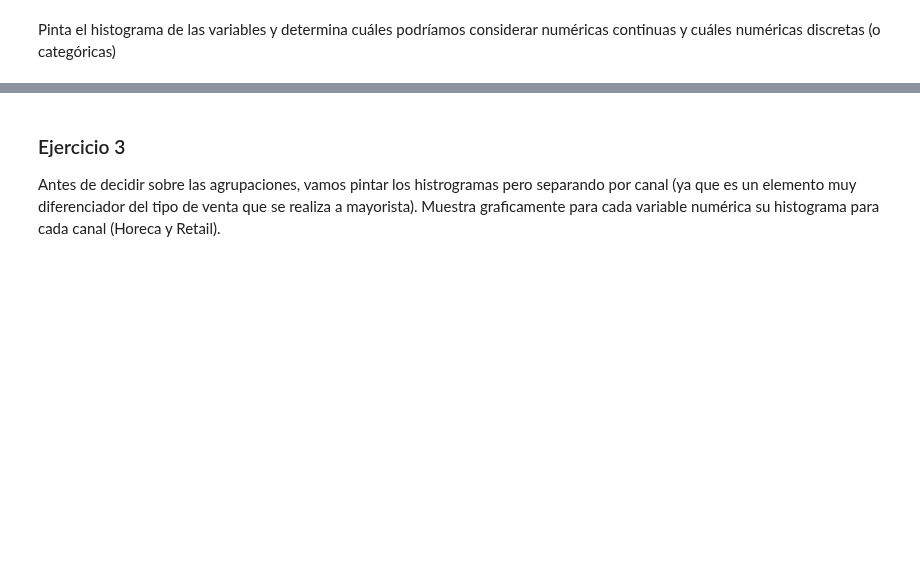
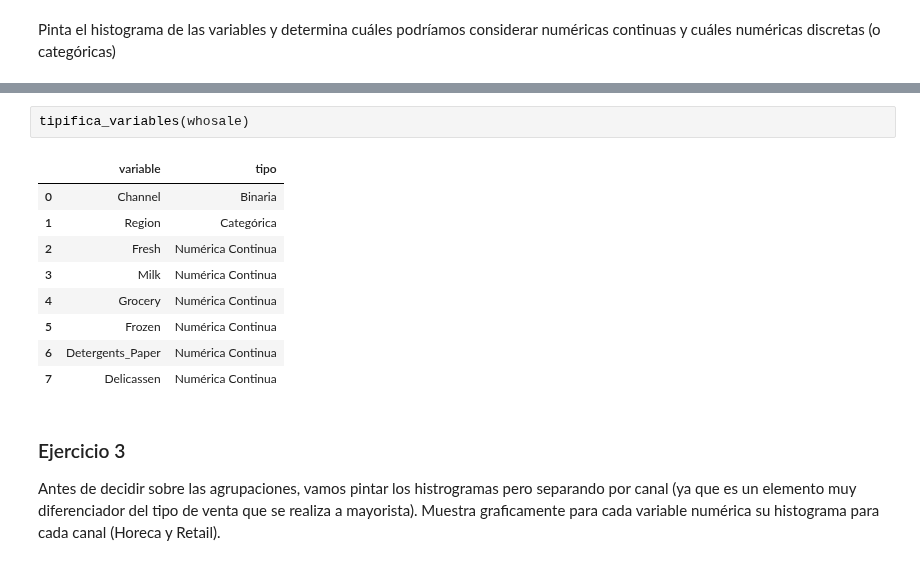
Before and after one commit to antonio-herrera-gb/ONLINE_DS_THEBRIDGE_AntonioHerrera, a Jupyter notebook: 04_Machine_Learning/Sprint_13/Unidad_02/Ejercicios_Workout/13_Ejercicios_DBSCAN.ipynb, the cells around one changed output, grey strips where cells are left out. Saved outputs shown, nothing was run; the diff lists cells and outputs as text; blank space fills up the shorter version.

```diff
--- a/04_Machine_Learning/Sprint_13/Unidad_02/Ejercicios_Workout/13_Ejercicios_DBSCAN.ipynb
+++ b/04_Machine_Learning/Sprint_13/Unidad_02/Ejercicios_Workout/13_Ejercicios_DBSCAN.ipynb
@@ -78,3 +79,15 @@ saludar(nombre="Luis")
+# %%
+tipifica_variables(whosale)
+# %% [output]
+|  | variable | tipo |
+| 0 | Channel | Binaria |
+| 1 | Region | Categórica |
+| 2 | Fresh | Numérica Continua |
+| 3 | Milk | Numérica Continua |
+| 4 | Grocery | Numérica Continua |
+| 5 | Frozen | Numérica Continua |
+| 6 | Detergents_Paper | Numérica Continua |
+| 7 | Delicassen | Numérica Continua |
 # %% [markdown]
 ### Ejercicio 3
 
```
Also changed, not shown: parts of 3 cells of this notebook.
